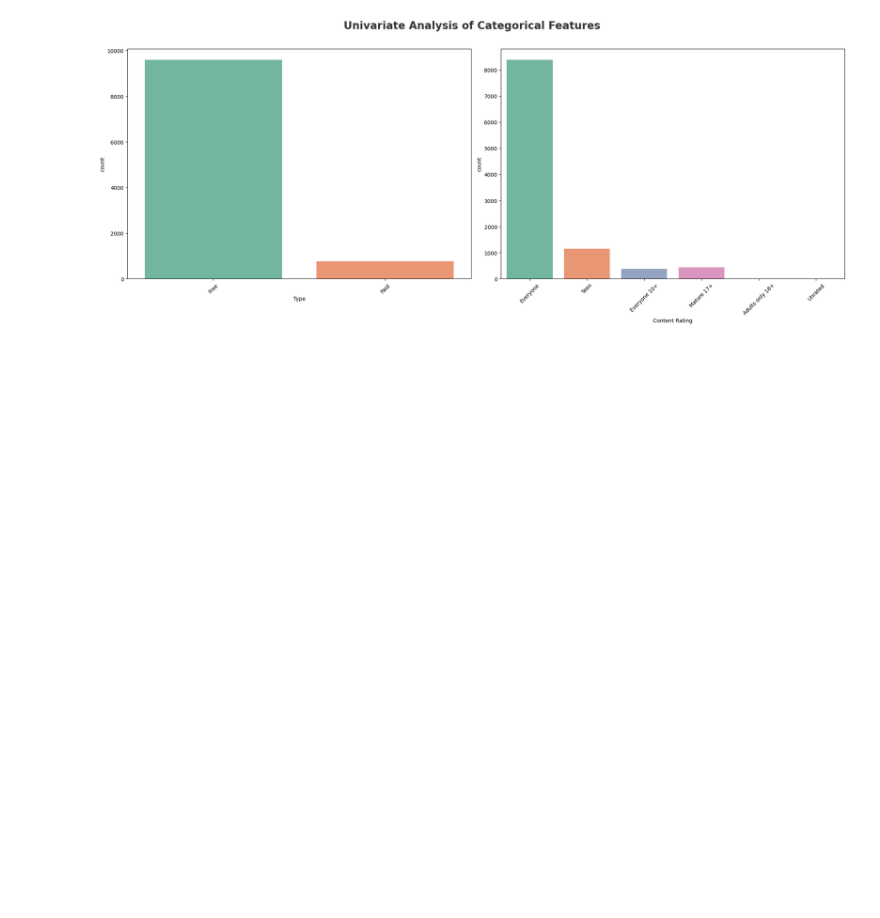
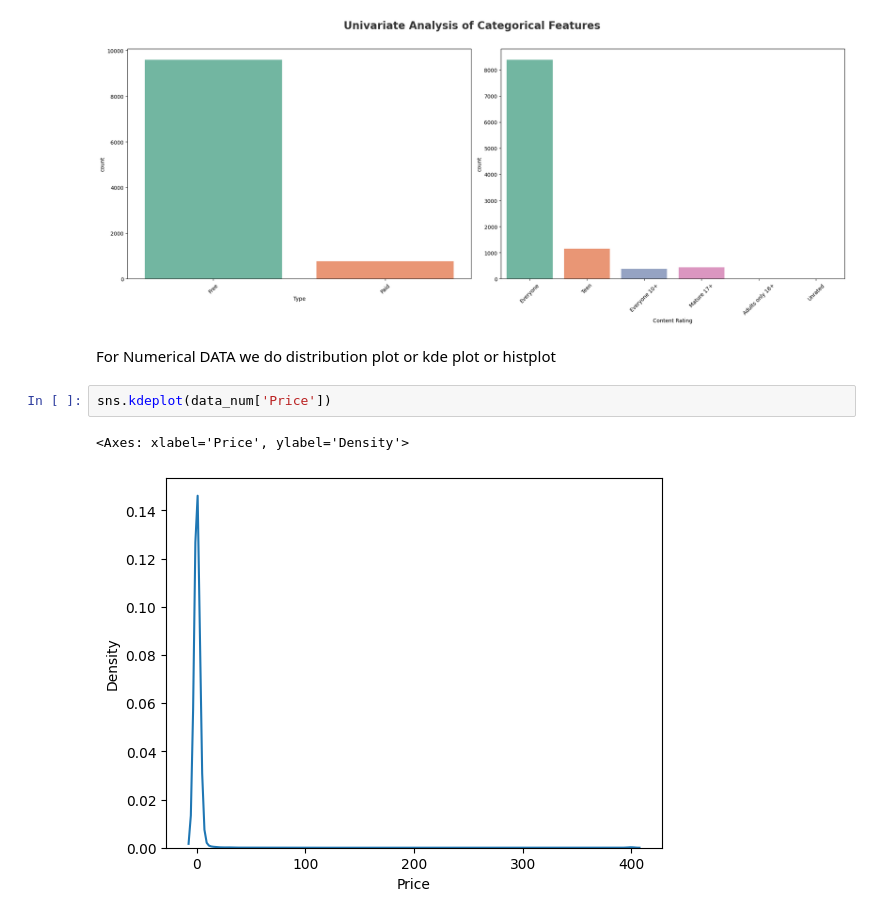
Before and after one commit to FairozAhmadSheikh/ML_bootcamp, a Jupyter notebook: Exploratory_DataAnalysis/data_cleaned_EDA.ipynb, the cells around one changed output. Cells and saved outputs as stored; diff of their text form; blank space fills up the shorter version.

```diff
--- a/Exploratory_DataAnalysis/data_cleaned_EDA.ipynb
+++ b/Exploratory_DataAnalysis/data_cleaned_EDA.ipynb
@@ -137,3 +137,10 @@ Passing `palette` without assigning `hue` is deprecated and will be removed in v
 
   sns.countplot(x=datacopy[category[i]], palette='Set2')
 [figure]
+# %% [markdown]
+For Numerical DATA we do distribution plot or kde plot or histplot
+# %%
+sns.kdeplot(data_num['Price'])
+# %% [output]
+<Axes: xlabel='Price', ylabel='Density'>
+[figure, added]
```
Also changed, not shown: parts of 6 cells of this notebook.
